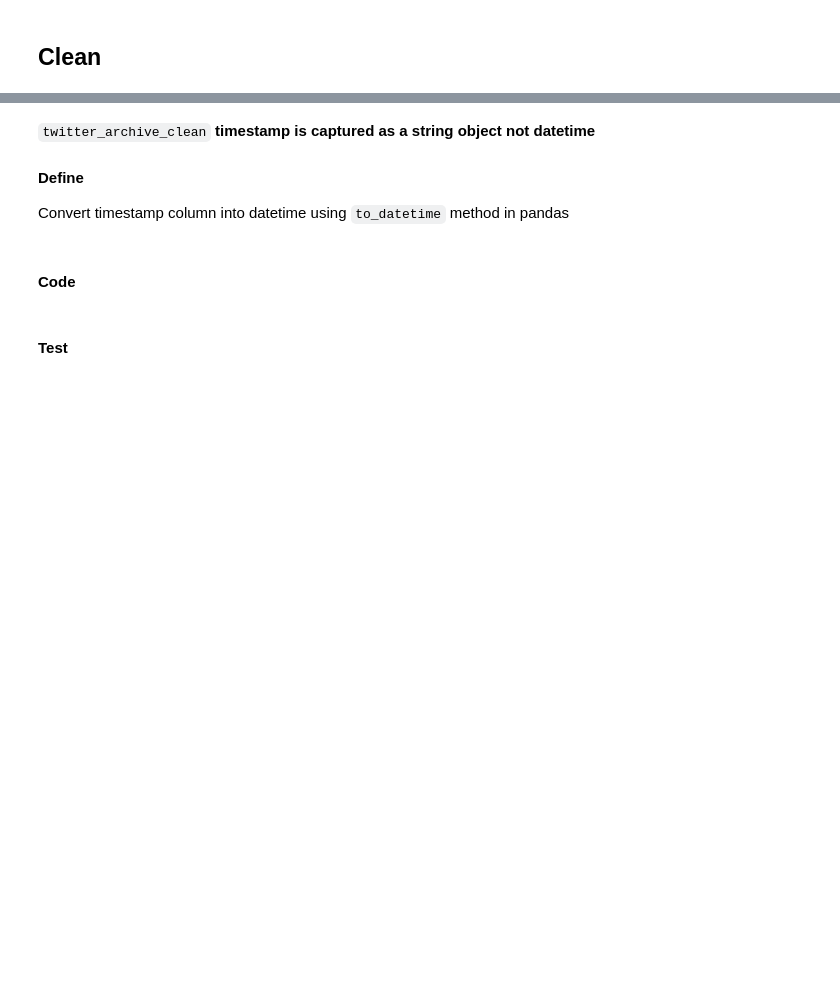
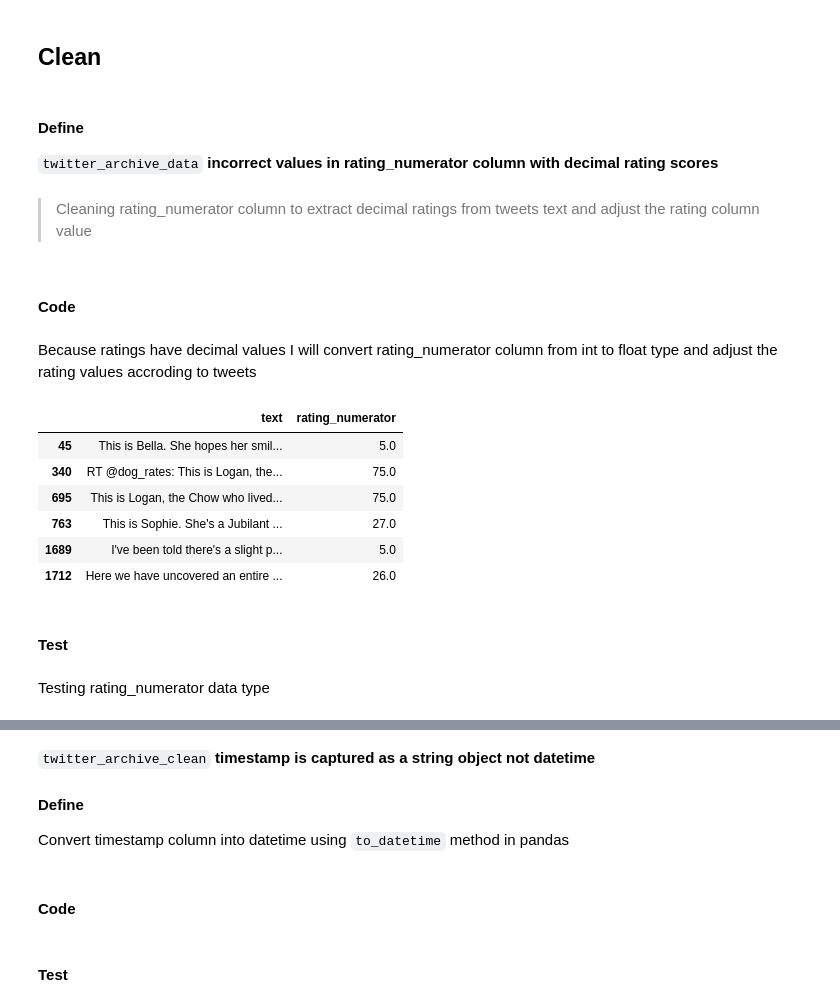
Before and after one commit to bayanbinmanea/data-wrangle, a Jupyter notebook: wrangle-act.ipynb, the cells around one changed output, grey strips where cells are left out. Saved outputs shown, nothing was run; the diff lists cells and outputs as text; code cells hidden in the pictures; blank space fills up the shorter version.

```diff
--- a/wrangle-act.ipynb
+++ b/wrangle-act.ipynb
@@ -27,6 +27,8 @@ import matplotlib.pyplot as plt
 %matplotlib inline
 import seaborn as sns
 from wordcloud import WordCloud, STOPWORDS, ImageColorGenerator
+# %%
+pd.set_option('display.max_colwidth', -1)
 # %% [markdown]
 <a id='gather'></a>
 ## Gather
@@ -331,5 +333,24 @@ tweet_json.shape[0]
 twitter_archive_clean = twitter_archive_data.copy()
 image_pred_clean = image_pred.copy()
 tweet_json_clean = tweet_json.copy()
+# %% [markdown]
+#### Define
+ `twitter_archive_data` **incorrect values in rating_numerator column with decimal rating scores**
+# %% [markdown]
+> Cleaning rating_numerator column to extract decimal ratings from tweets text and adjust the rating column value
+# %% [markdown]
+#### Code
+# %% [markdown]
+Because ratings have decimal values I will convert rating_numerator column from int to float type and adjust the rating values accroding to tweets
 # %%
-twitter_archive_clean['rating'] = twitter_archive_clean['rating_numerator'] / twitter_archive_clean['rating_denominator']
+twitter_archive_clean['rating_numerator'] = twitter_archive_clean['rating_numerator'].astype(float)
+# %%
+twitter_archive_clean[twitter_archive_clean.text.str.contains(r"(\d+\.\d*\/\d+)")][['text', 'rating_numerator']]
+# %% [output]
+|  | text | rating_numerator |
+| 45 | This is Bella. She hopes her smil... | 5.0 |
+| 340 | RT @dog_rates: This is Logan, the... | 75.0 |
+| 695 | This is Logan, the Chow who lived... | 75.0 |
+| 763 | This is Sophie. She's a Jubilant ... | 27.0 |
+| 1689 | I've been told there's a slight p... | 5.0 |
+| 1712 | Here we have uncovered an entire ... | 26.0 |
@@ -335,0 +364,4 @@ twitter_archive_clean['rating'] = twitter_archive_clean['rating_numerator'] / tw
+# %% [markdown]
+#### Test
+# %% [markdown]
+Testing rating_numerator data type
```
Also changed, not shown: parts of 25 cells of this notebook, 3 other files.
